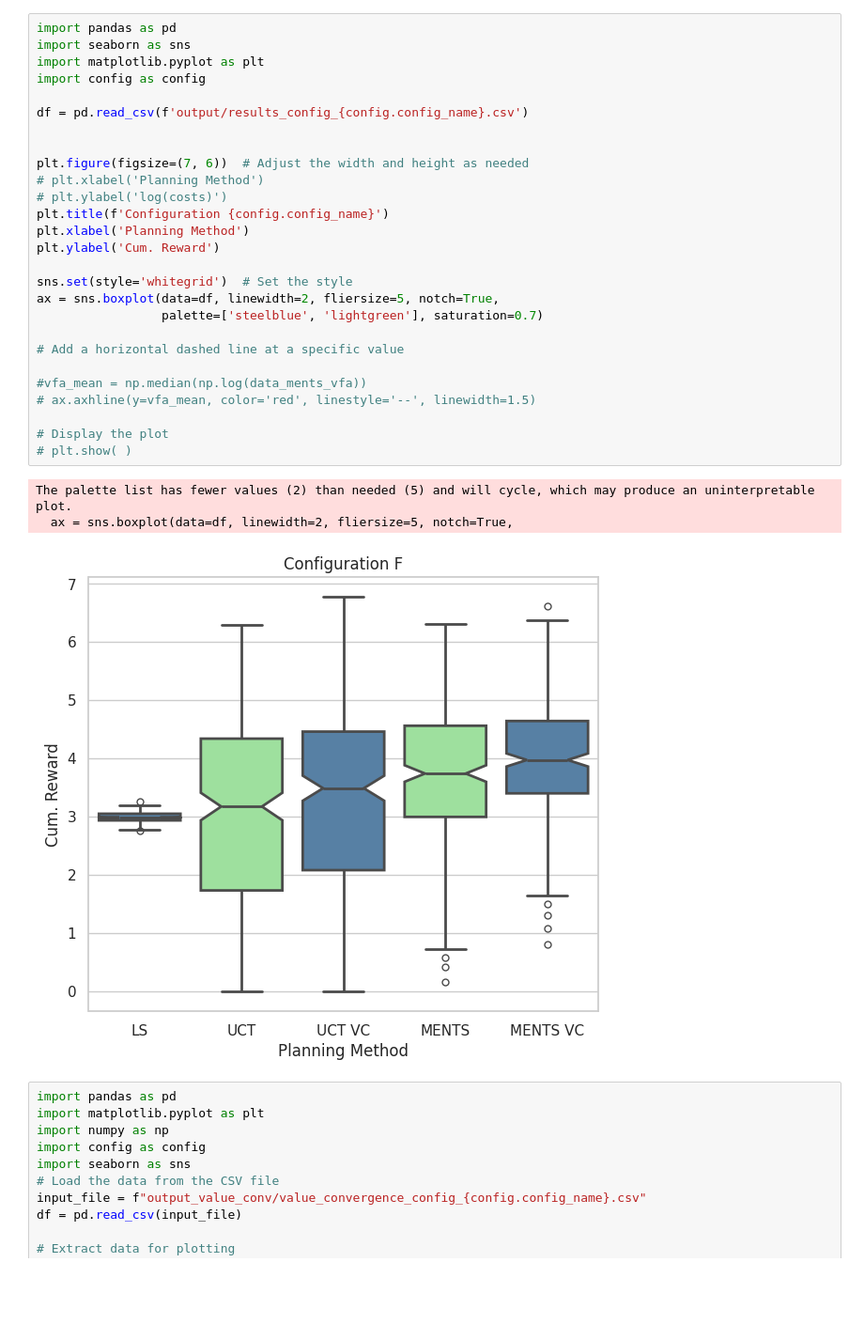
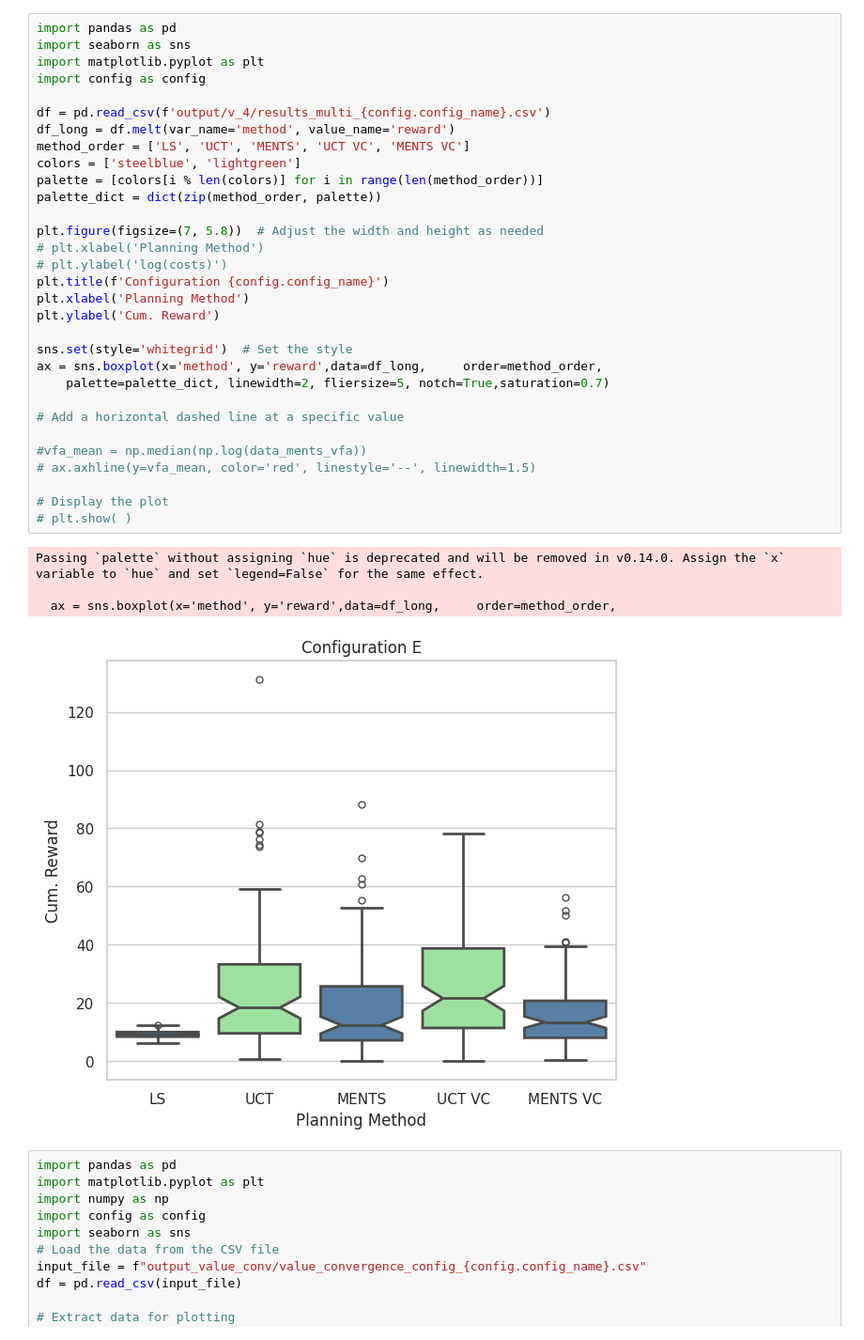
Before and after one commit to yinruo/mcts4py-extension, a Jupyter notebook: samples/option/plotting_v2.ipynb, the cells around one changed output. Shown at 94% size. Drawn from its saved outputs; the diff is of its cells as text; blank space fills up the shorter version.

Commit message:
add multi option logic

```diff
--- a/samples/option/plotting_v2.ipynb
+++ b/samples/option/plotting_v2.ipynb
@@ -1,34 +1,39 @@
 # %%
 import pandas as pd
 import seaborn as sns
 import matplotlib.pyplot as plt
 import config as config
 
-df = pd.read_csv(f'output/results_config_{config.config_name}.csv')
+df = pd.read_csv(f'output/v_4/results_multi_{config.config_name}.csv')
+df_long = df.melt(var_name='method', value_name='reward')
+method_order = ['LS', 'UCT', 'MENTS', 'UCT VC', 'MENTS VC']
+colors = ['steelblue', 'lightgreen']
+palette = [colors[i % len(colors)] for i in range(len(method_order))]
+palette_dict = dict(zip(method_order, palette))
 
-
-plt.figure(figsize=(7, 6))  # Adjust the width and height as needed
+plt.figure(figsize=(7, 5.8))  # Adjust the width and height as needed
 # plt.xlabel('Planning Method')
 # plt.ylabel('log(costs)')
 plt.title(f'Configuration {config.config_name}')
 plt.xlabel('Planning Method')
 plt.ylabel('Cum. Reward')
 
 sns.set(style='whitegrid')  # Set the style
-ax = sns.boxplot(data=df, linewidth=2, fliersize=5, notch=True,
-                 palette=['steelblue', 'lightgreen'], saturation=0.7)
+ax = sns.boxplot(x='method', y='reward',data=df_long,     order=method_order,
+    palette=palette_dict, linewidth=2, fliersize=5, notch=True,saturation=0.7)
 
 # Add a horizontal dashed line at a specific value
 
 #vfa_mean = np.median(np.log(data_ments_vfa))
 # ax.axhline(y=vfa_mean, color='red', linestyle='--', linewidth=1.5)
 
 # Display the plot
 # plt.show( )
 # %% [output]
-The palette list has fewer values (2) than needed (5) and will cycle, which may produce an uninterpretable plot.
-  ax = sns.boxplot(data=df, linewidth=2, fliersize=5, notch=True,
+Passing `palette` without assigning `hue` is deprecated and will be removed in v0.14.0. Assign the `x` variable to `hue` and set `legend=False` for the same effect.
+
+  ax = sns.boxplot(x='method', y='reward',data=df_long,     order=method_order,
-[figure, old version]
+[figure, new version]
 # %%
 import pandas as pd
 import matplotlib.pyplot as plt
```
Also changed, not shown: 50 other files.
